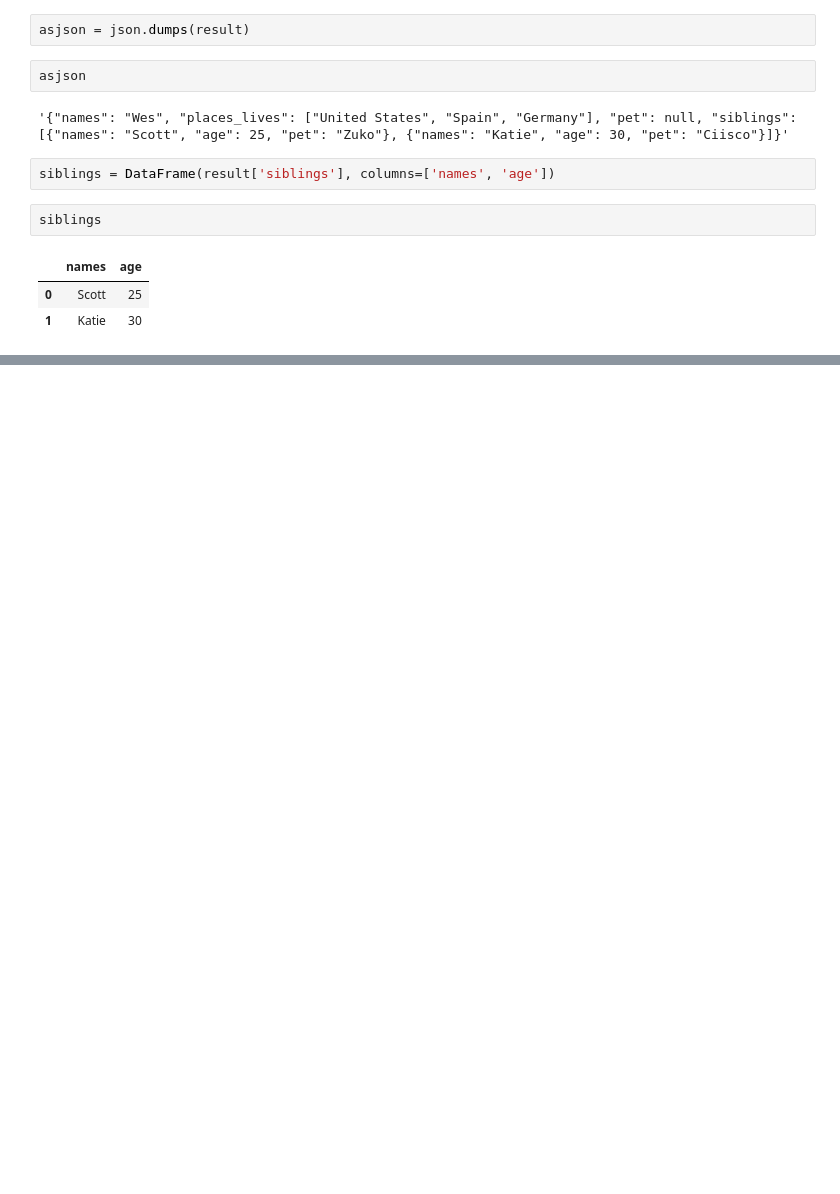
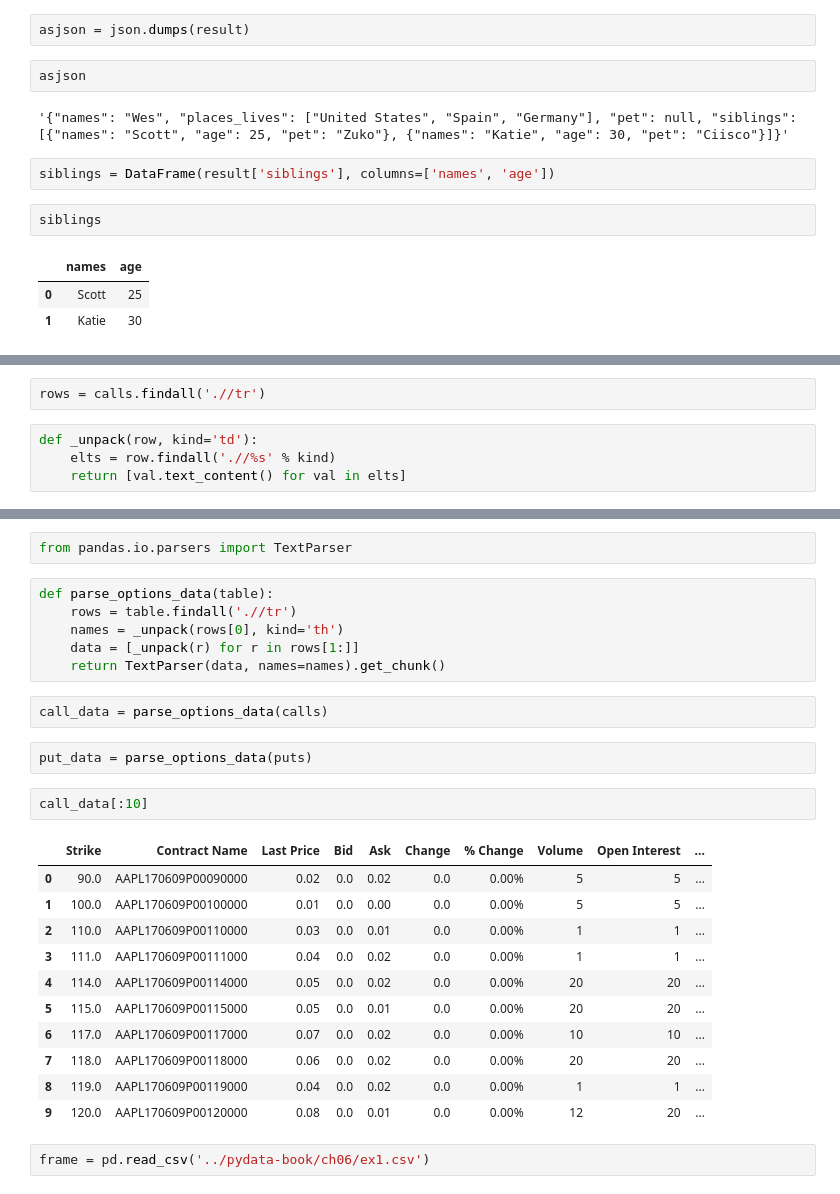
Before and after one commit to xia0sheng/pydata_book, a Jupyter notebook: mych06.ipynb, the cells around one changed output, grey strips where cells are left out. Cells and saved outputs as stored; diff of their text form; blank space fills up the shorter version.

```diff
--- a/mych06.ipynb
+++ b/mych06.ipynb
@@ -345,0 +413,6 @@ ImportError: cannot import name 'urlopen'
+# %%
+rows = calls.findall('.//tr')
+# %%
+def _unpack(row, kind='td'):
+    elts = row.findall('.//%s' % kind)
+    return [val.text_content() for val in elts]
@@ -345,0 +445,28 @@ ImportError: cannot import name 'urlopen'
+# %%
+from pandas.io.parsers import TextParser
+# %%
+def parse_options_data(table):
+    rows = table.findall('.//tr')
+    names = _unpack(rows[0], kind='th')
+    data = [_unpack(r) for r in rows[1:]]
+    return TextParser(data, names=names).get_chunk()
+# %%
+call_data = parse_options_data(calls)
+# %%
+put_data = parse_options_data(puts)
+# %%
+call_data[:10]
+# %% [output]
+|  | Strike | Contract Name | Last Price | Bid | Ask | Change | % Change | Volume | Open Interest | ... |
+| 0 | 90.0 | AAPL170609P00090000 | 0.02 | 0.0 | 0.02 | 0.0 | 0.00% | 5 | 5 | ... |
+| 1 | 100.0 | AAPL170609P00100000 | 0.01 | 0.0 | 0.00 | 0.0 | 0.00% | 5 | 5 | ... |
+| 2 | 110.0 | AAPL170609P00110000 | 0.03 | 0.0 | 0.01 | 0.0 | 0.00% | 1 | 1 | ... |
+| 3 | 111.0 | AAPL170609P00111000 | 0.04 | 0.0 | 0.02 | 0.0 | 0.00% | 1 | 1 | ... |
+| 4 | 114.0 | AAPL170609P00114000 | 0.05 | 0.0 | 0.02 | 0.0 | 0.00% | 20 | 20 | ... |
+| 5 | 115.0 | AAPL170609P00115000 | 0.05 | 0.0 | 0.01 | 0.0 | 0.00% | 20 | 20 | ... |
+| 6 | 117.0 | AAPL170609P00117000 | 0.07 | 0.0 | 0.02 | 0.0 | 0.00% | 10 | 10 | ... |
+| 7 | 118.0 | AAPL170609P00118000 | 0.06 | 0.0 | 0.02 | 0.0 | 0.00% | 20 | 20 | ... |
+| 8 | 119.0 | AAPL170609P00119000 | 0.04 | 0.0 | 0.02 | 0.0 | 0.00% | 1 | 1 | ... |
+| 9 | 120.0 | AAPL170609P00120000 | 0.08 | 0.0 | 0.01 | 0.0 | 0.00% | 12 | 20 | ... |
+# %%
+frame = pd.read_csv('../pydata-book/ch06/ex1.csv')
```
Also changed, not shown: parts of 25 cells of this notebook.
